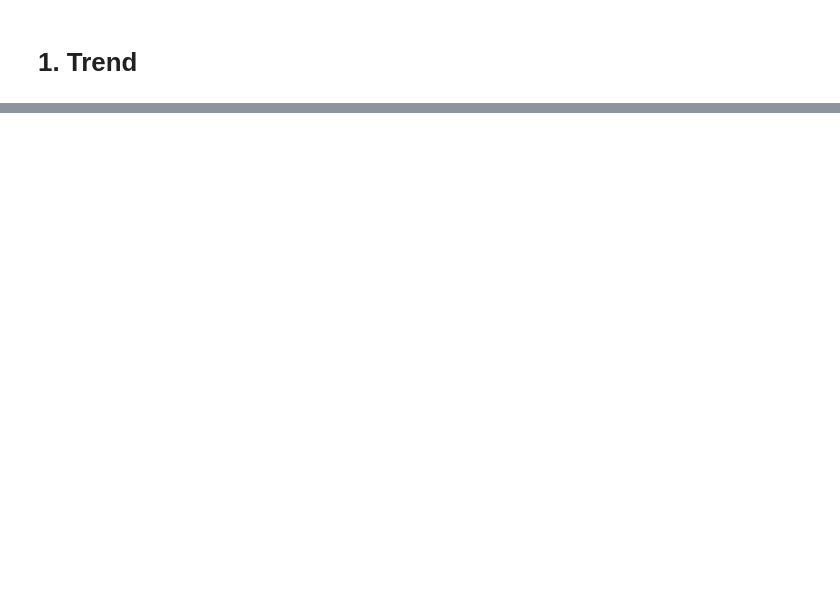
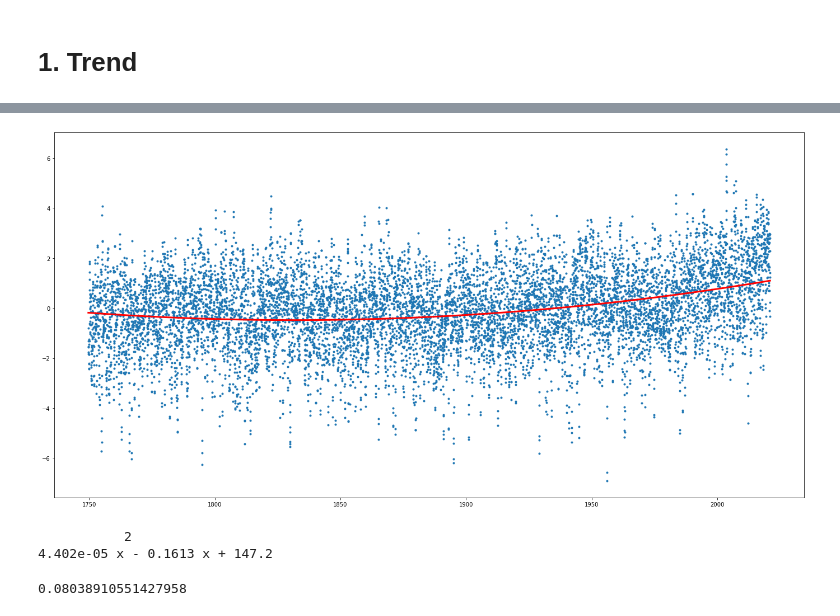
Before and after one commit to nmendiboure/Stochastic_calculus_Project, a Jupyter notebook: Calcul_stochastique_livrable.ipynb, the cells around one changed output, grey strips where cells are left out. Drawn from its saved outputs; the diff is of its cells as text; code cells hidden in the pictures; blank space fills up the shorter version.

```diff
--- a/Calcul_stochastique_livrable.ipynb
+++ b/Calcul_stochastique_livrable.ipynb
@@ -126,0 +148,17 @@ r2_score(X_test, regr1.predict(X_test))
+# %%
+p2 = np.poly1d(np.polyfit(xnew, ynew, 2))
+plt.figure(figsize=(24, 12))
+plt.scatter(X, Y, marker='.')
+plt.plot(xnew, p2(xnew), c='r', linewidth = 3)
+plt.show()
+# %% [output]
+[figure, added]
+# %%
+print(p2) # Our trinome equation
+# %% [output]
+           2
+4.402e-05 x - 0.1613 x + 147.2
+# %%
+r2_score(ynew, p2(xnew))
+# %% [output]
+0.08038910551427958
```
Also changed, not shown: parts of 38 cells of this notebook.
